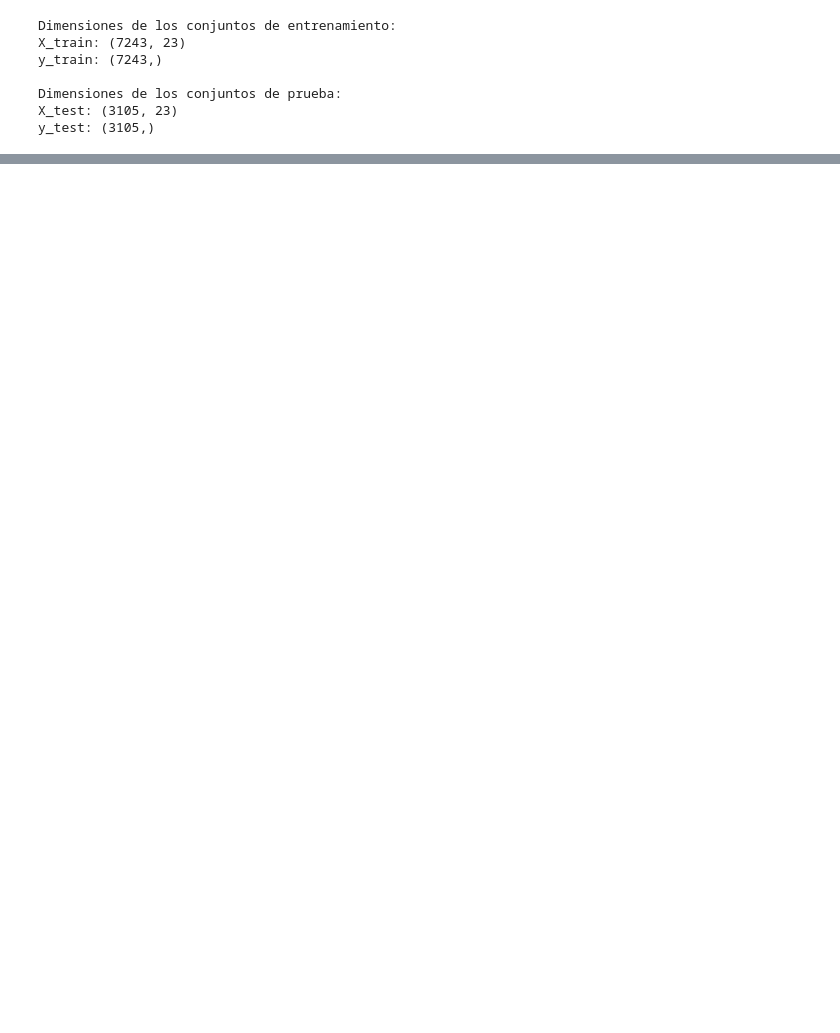
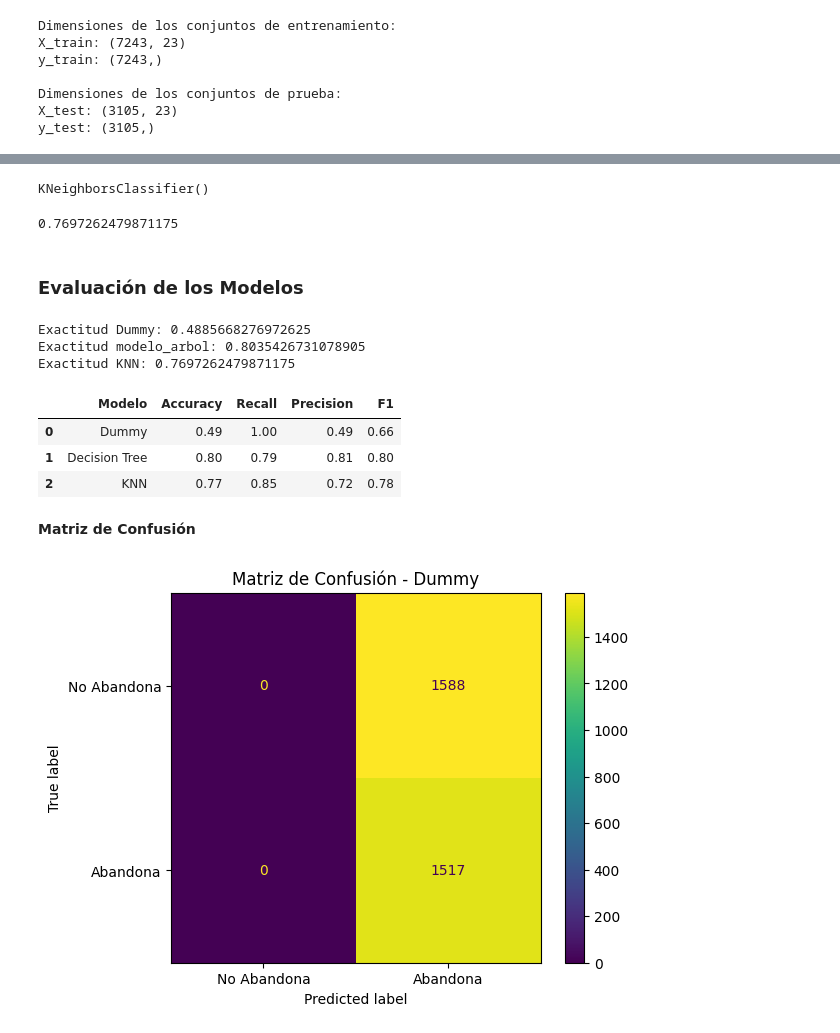
Before and after one commit to CarloR04/Challenge-Telcom_X_2, a Jupyter notebook: Telcom_X_part_2.ipynb, the cells around one changed output, grey strips where cells are left out. Cells and saved outputs as stored; diff of their text form; code cells hidden in the pictures; blank space fills up the shorter version.

```diff
--- a/Telcom_X_part_2.ipynb
+++ b/Telcom_X_part_2.ipynb
@@ -520,0 +624,4 @@ y_test: (3105,)
+# %%
+knn.fit(X_train_normalizado, y_train)
+# %% [output]
+KNeighborsClassifier()
@@ -520,0 +630,55 @@ y_test: (3105,)
+# %%
+knn.score(X_test_normalizado, y_test)
+# %% [output]
+0.7697262479871175
+# %% [markdown]
+### **Evaluación de los Modelos**
+# %%
+print(f'Exactitud Dummy: {dummy.score(X_test, y_test)}')
+print(f'Exactitud modelo_arbol: {modelo_arbol.score(X_test, y_test)}')
+print(f'Exactitud KNN: {knn.score(X_test_normalizado, y_test)}')
+# %% [output]
+Exactitud Dummy: 0.4885668276972625
+Exactitud modelo_arbol: 0.8035426731078905
+Exactitud KNN: 0.7697262479871175
+# %%
+from sklearn.metrics import accuracy_score, recall_score, precision_score, f1_score
+
+y_dummy_predict = dummy.predict(X_test)
+y_arbol_predict = modelo_arbol.predict(X_test)
+y_knn_predict = knn.predict(X_test_normalizado)
+
+
+resultados = (pd.DataFrame({
+    'Modelo' : ['Dummy', 'Decision Tree', 'KNN'],
+    'Accuracy':[
+        accuracy_score(y_test, y_dummy_predict),
+        accuracy_score(y_test, y_arbol_predict),
+        accuracy_score(y_test, y_knn_predict)
+    ],
+    'Recall' : [
+        recall_score(y_test, y_dummy_predict),
+        recall_score(y_test, y_arbol_predict),
+        recall_score(y_test, y_knn_predict)
+    ],
+    'Precision' : [
+        precision_score(y_test, y_dummy_predict),
+        precision_score(y_test, y_arbol_predict),
+        precision_score(y_test, y_knn_predict),
+    ],
+    'F1': [
+        f1_score(y_test, y_dummy_predict),
+        f1_score(y_test, y_arbol_predict),
+        f1_score(y_test, y_knn_predict)
+    ]
+})).round(2)
+
+
+resultados
+# %% [output]
+|  | Modelo | Accuracy | Recall | Precision | F1 |
+| 0 | Dummy | 0.49 | 1.00 | 0.49 | 0.66 |
+| 1 | Decision Tree | 0.80 | 0.79 | 0.81 | 0.80 |
+| 2 | KNN | 0.77 | 0.85 | 0.72 | 0.78 |
+# %% [markdown]
+**Matriz de Confusión**
@@ -520,0 +687,6 @@ y_test: (3105,)
+# %%
+ConfusionMatrixDisplay.from_predictions(y_test, y_dummy_predict, display_labels=["No Abandona", "Abandona"])
+plt.title('Matriz de Confusión - Dummy')
+plt.show()
+# %% [output]
+[figure, added]
```
Also changed, not shown: parts of 23 cells of this notebook.
